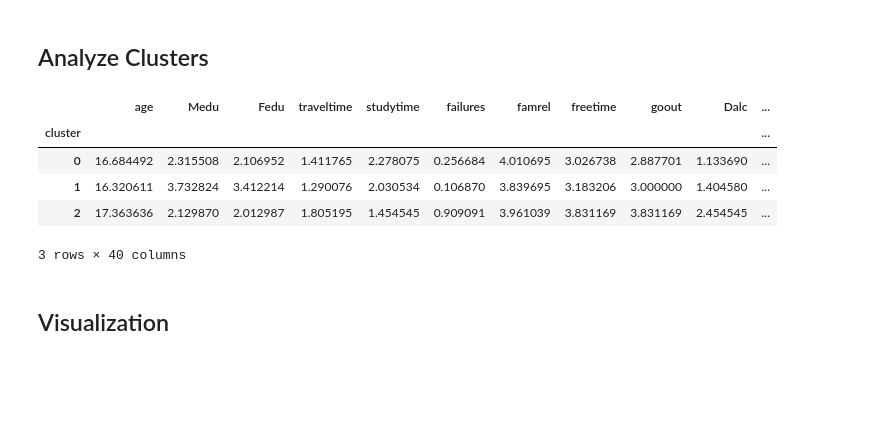
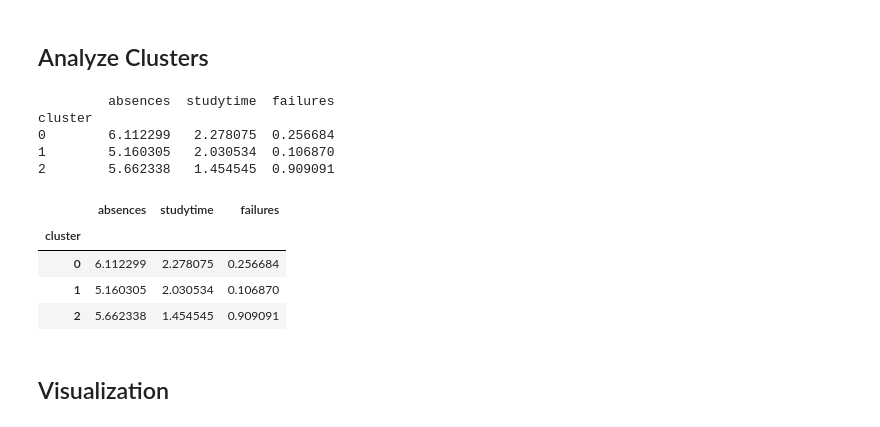
Before and after one commit to xuanbackhoaibu/student_performance, a Jupyter notebook: notebooks/04_clustering.ipynb, the cells around one changed output. Cells and saved outputs as stored; diff of their text form; code cells hidden in the pictures; blank space fills up the shorter version.

```diff
--- a/notebooks/04_clustering.ipynb
+++ b/notebooks/04_clustering.ipynb
@@ -96,16 +103,21 @@ Clustering chưa rõ ràng
 # %% [markdown]
 ## Analyze Clusters
 # %%
-cluster_analysis = df.groupby("cluster").mean()
+cluster_analysis = df.groupby("cluster")[["absences","studytime","failures"]].mean()
+print(cluster_analysis)
 
 cluster_analysis
 # %% [output]
+         absences  studytime  failures
+cluster
+0        6.112299   2.278075  0.256684
+1        5.160305   2.030534  0.106870
+2        5.662338   1.454545  0.909091
-|  | age | Medu | Fedu | traveltime | studytime | failures | famrel | freetime | goout | Dalc | ... |
-| cluster |  |  |  |  |  |  |  |  |  |  | ... |
-| 0 | 16.684492 | 2.315508 | 2.106952 | 1.411765 | 2.278075 | 0.256684 | 4.010695 | 3.026738 | 2.887701 | 1.133690 | ... |
-| 1 | 16.320611 | 3.732824 | 3.412214 | 1.290076 | 2.030534 | 0.106870 | 3.839695 | 3.183206 | 3.000000 | 1.404580 | ... |
-| 2 | 17.363636 | 2.129870 | 2.012987 | 1.805195 | 1.454545 | 0.909091 | 3.961039 | 3.831169 | 3.831169 | 2.454545 | ... |
+|  | absences | studytime | failures |
+| cluster |  |  |  |
+| 0 | 6.112299 | 2.278075 | 0.256684 |
+| 1 | 5.160305 | 2.030534 | 0.106870 |
+| 2 | 5.662338 | 1.454545 | 0.909091 |
-3 rows × 40 columns
 # %% [markdown]
 ## Visualization
 # %%
```
Also changed, not shown: parts of 4 cells of this notebook, 7 other files.
